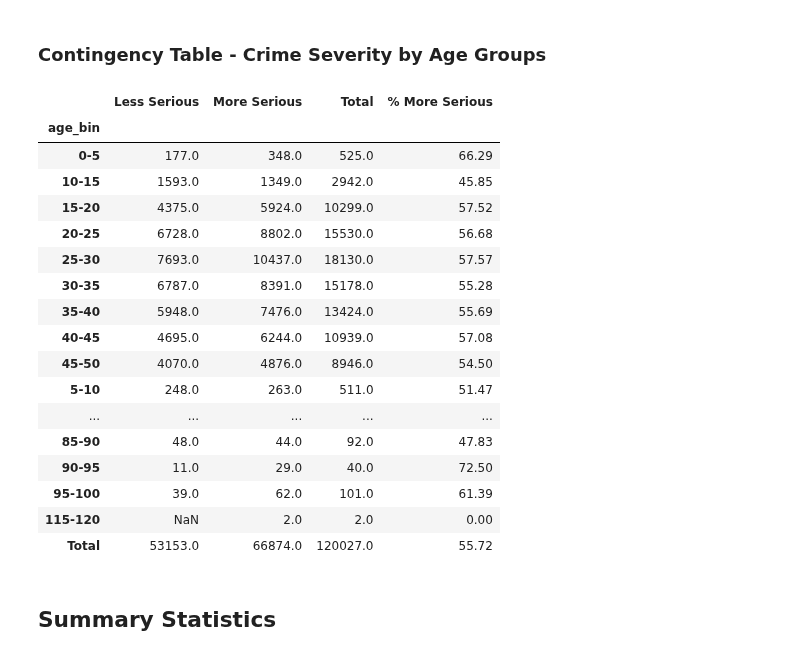
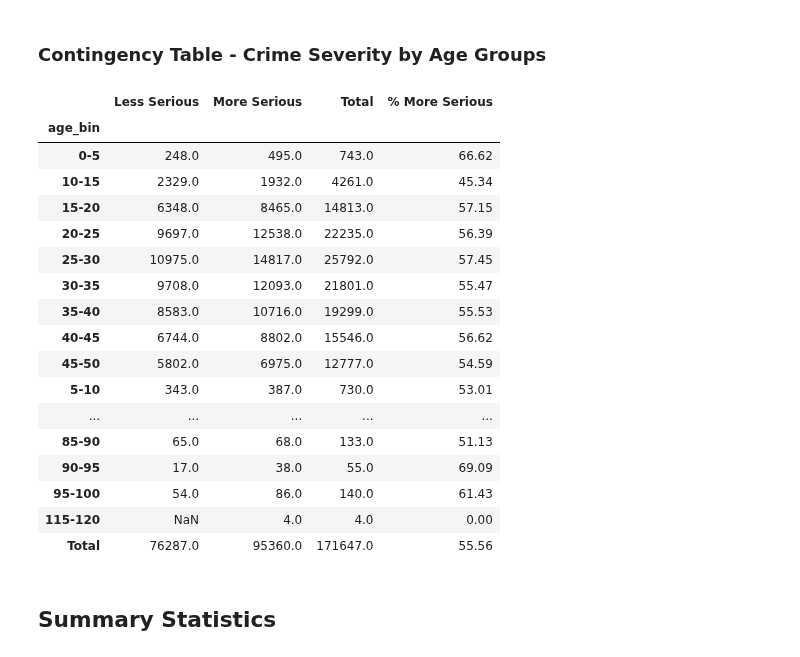
Before and after one commit to MSADS-Capstone/navigating_crime, a Jupyter notebook: Code Library/data_exploration_phase2.ipynb, the cells around one changed output. Drawn from its saved outputs; the diff is of its cells as text; code cells hidden in the pictures.

```diff
--- a/Code Library/data_exploration_phase2.ipynb
+++ b/Code Library/data_exploration_phase2.ipynb
@@ -45,7 +41,7 @@ current_directory
 # %%
 # path to the data file
 data_path1 = '/content/drive/Shareddrives/Capstone - Best Group/' \
-           + 'Final_Data_20220719/CrimesLA_Streets_with_Crimes.csv'
+           + 'Final_Data_20220719/df.csv'
 
 # path to data folder
 data_path2 = '/content/drive/Shareddrives/Capstone - Best Group/navigating_crime/'\
@@ -60,6 +56,4 @@ image_path = '/content/drive/Shareddrives/Capstone - Best Group/navigating_crime
           + '/Image Folder'
 # %%
 # bring in original dataframe only for join purposes
-df = pd.read_csv('/content/drive/Shareddrives/Capstone - Best Group/' \
-               + 'Final_Data_20220719/df.csv', low_memory=False) \
-               .set_index('OBJECTID')
+df = pd.read_csv(data_path1, low_memory=False).set_index('OBJECTID')
@@ -83,0 +60,3 @@ df.head()
+# %%
+pd.set_option('display.max_rows', None)
+df.head().T
@@ -178,28 +144,28 @@ def cont_table(df, col1, lev1, col2, lev2, new):
 # %% [markdown]
 ### Contingency Table - Crime Severity by Age Groups
 # %%
-age_table = cont_table(df_eda, 'crime_sev', 'Less Serious', 'age_bin',
+age_table = cont_table(df, 'crime_severity', 'Less Serious', 'age_bin',
                        'More Serious', 'N').data
 age_table
 # %% [output]
 |  | Less Serious | More Serious | Total | % More Serious |
 | age_bin |  |  |  |  |
-| 0-5 | 177.0 | 348.0 | 525.0 | 66.29 |
-| 10-15 | 1593.0 | 1349.0 | 2942.0 | 45.85 |
-| 15-20 | 4375.0 | 5924.0 | 10299.0 | 57.52 |
-| 20-25 | 6728.0 | 8802.0 | 15530.0 | 56.68 |
-| 25-30 | 7693.0 | 10437.0 | 18130.0 | 57.57 |
-| 30-35 | 6787.0 | 8391.0 | 15178.0 | 55.28 |
-| 35-40 | 5948.0 | 7476.0 | 13424.0 | 55.69 |
-| 40-45 | 4695.0 | 6244.0 | 10939.0 | 57.08 |
-| 45-50 | 4070.0 | 4876.0 | 8946.0 | 54.50 |
-| 5-10 | 248.0 | 263.0 | 511.0 | 51.47 |
+| 0-5 | 248.0 | 495.0 | 743.0 | 66.62 |
+| 10-15 | 2329.0 | 1932.0 | 4261.0 | 45.34 |
+| 15-20 | 6348.0 | 8465.0 | 14813.0 | 57.15 |
+| 20-25 | 9697.0 | 12538.0 | 22235.0 | 56.39 |
+| 25-30 | 10975.0 | 14817.0 | 25792.0 | 57.45 |
+| 30-35 | 9708.0 | 12093.0 | 21801.0 | 55.47 |
+| 35-40 | 8583.0 | 10716.0 | 19299.0 | 55.53 |
+| 40-45 | 6744.0 | 8802.0 | 15546.0 | 56.62 |
+| 45-50 | 5802.0 | 6975.0 | 12777.0 | 54.59 |
+| 5-10 | 343.0 | 387.0 | 730.0 | 53.01 |
 | ... | ... | ... | ... | ... |
-| 85-90 | 48.0 | 44.0 | 92.0 | 47.83 |
-| 90-95 | 11.0 | 29.0 | 40.0 | 72.50 |
-| 95-100 | 39.0 | 62.0 | 101.0 | 61.39 |
-| 115-120 | NaN | 2.0 | 2.0 | 0.00 |
-| Total | 53153.0 | 66874.0 | 120027.0 | 55.72 |
+| 85-90 | 65.0 | 68.0 | 133.0 | 51.13 |
+| 90-95 | 17.0 | 38.0 | 55.0 | 69.09 |
+| 95-100 | 54.0 | 86.0 | 140.0 | 61.43 |
+| 115-120 | NaN | 4.0 | 4.0 | 0.00 |
+| Total | 76287.0 | 95360.0 | 171647.0 | 55.56 |
 # %% [markdown]
 ## Summary Statistics
 # %%
```
Also changed, not shown: parts of 23 cells of this notebook, 7 other files.
